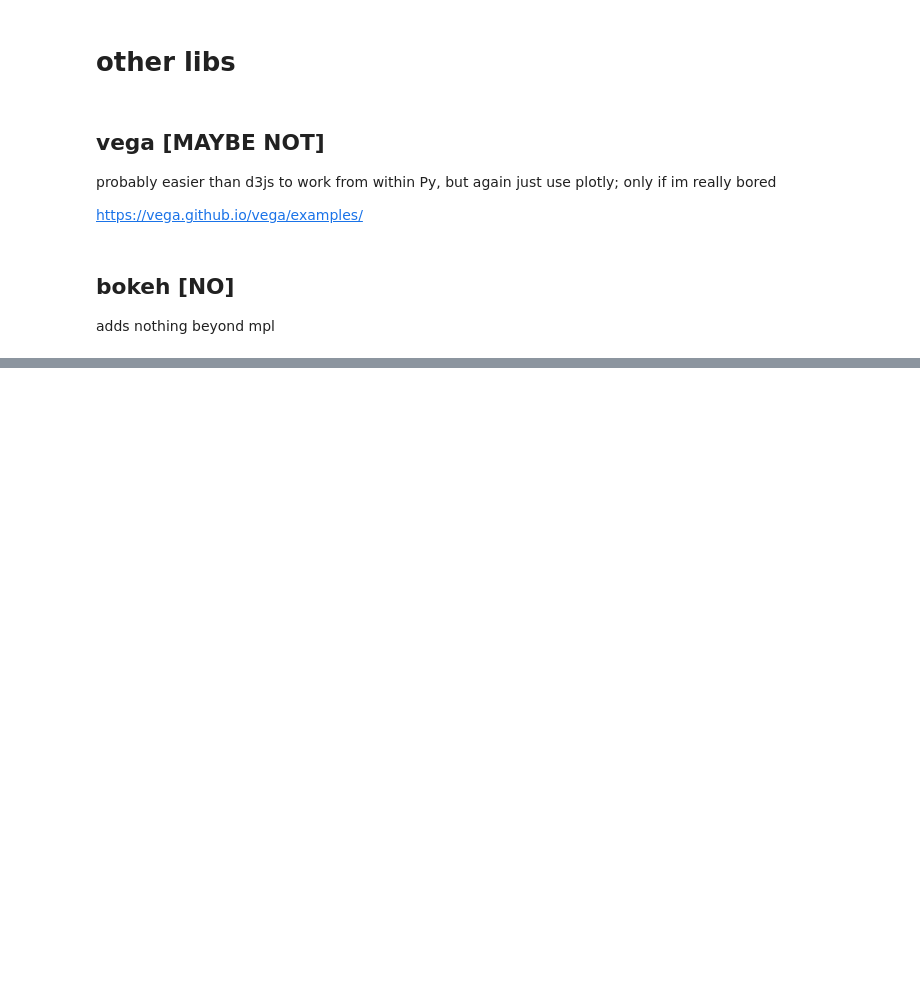
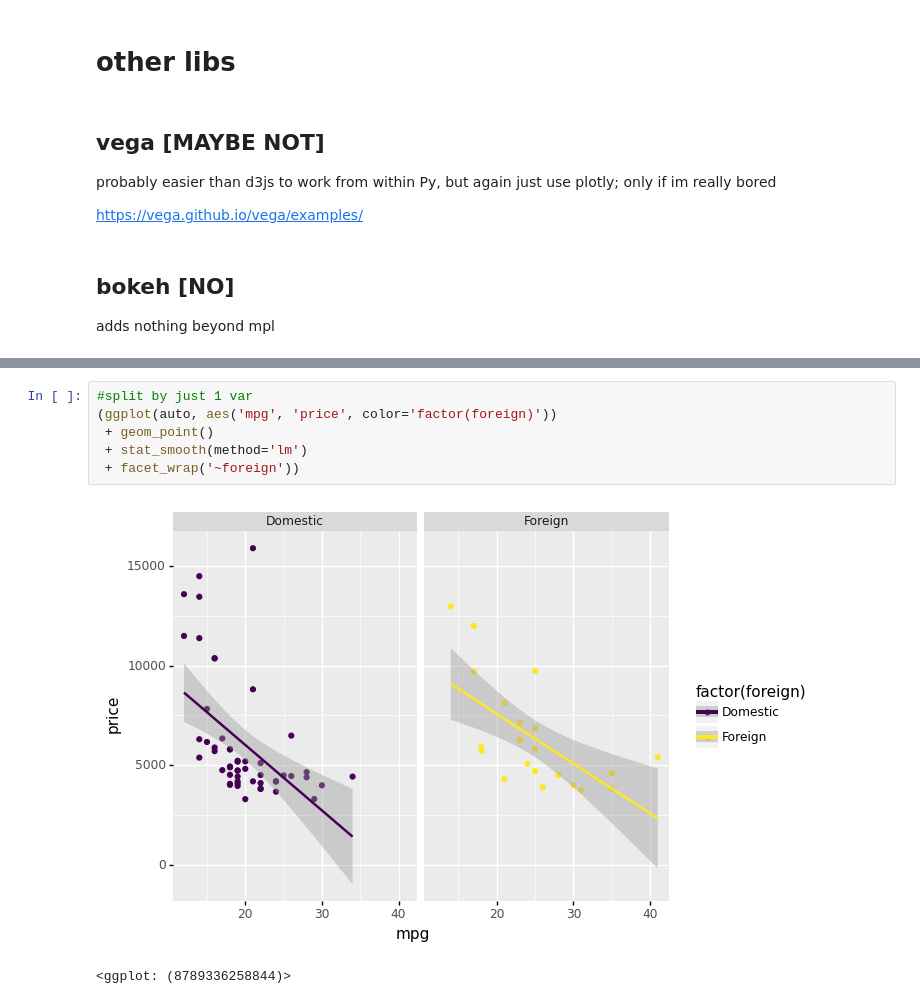
Before and after one commit to theaok/vis, a Jupyter notebook: plotly.ipynb, the cells around one changed output, grey strips where cells are left out. Saved outputs shown, nothing was run; the diff lists cells and outputs as text; blank space fills up the shorter version.

```diff
--- a/plotly.ipynb
+++ b/plotly.ipynb
@@ -487,0 +560,9 @@ adds nothing beyond mpl
+# %%
+#split by just 1 var
+(ggplot(auto, aes('mpg', 'price', color='factor(foreign)'))
+ + geom_point()
+ + stat_smooth(method='lm')
+ + facet_wrap('~foreign'))
+# %% [output]
+[figure, added]
+<ggplot: (8789336258844)>
```
Also changed, not shown: parts of 10 cells of this notebook.
